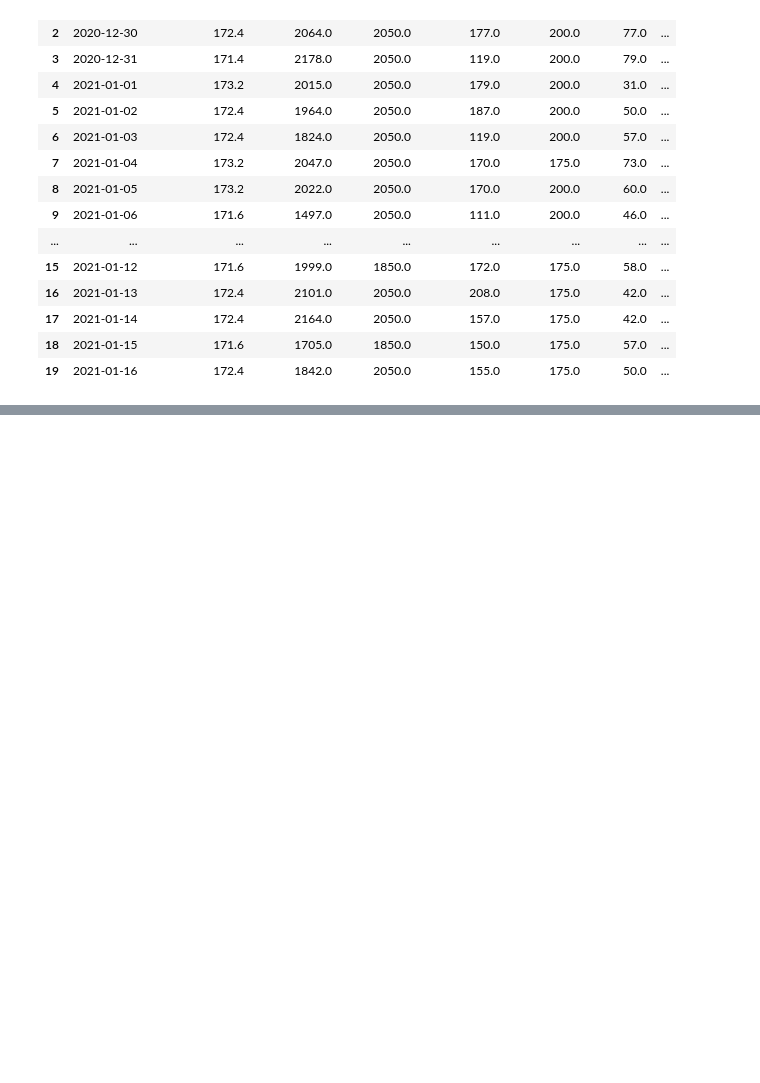
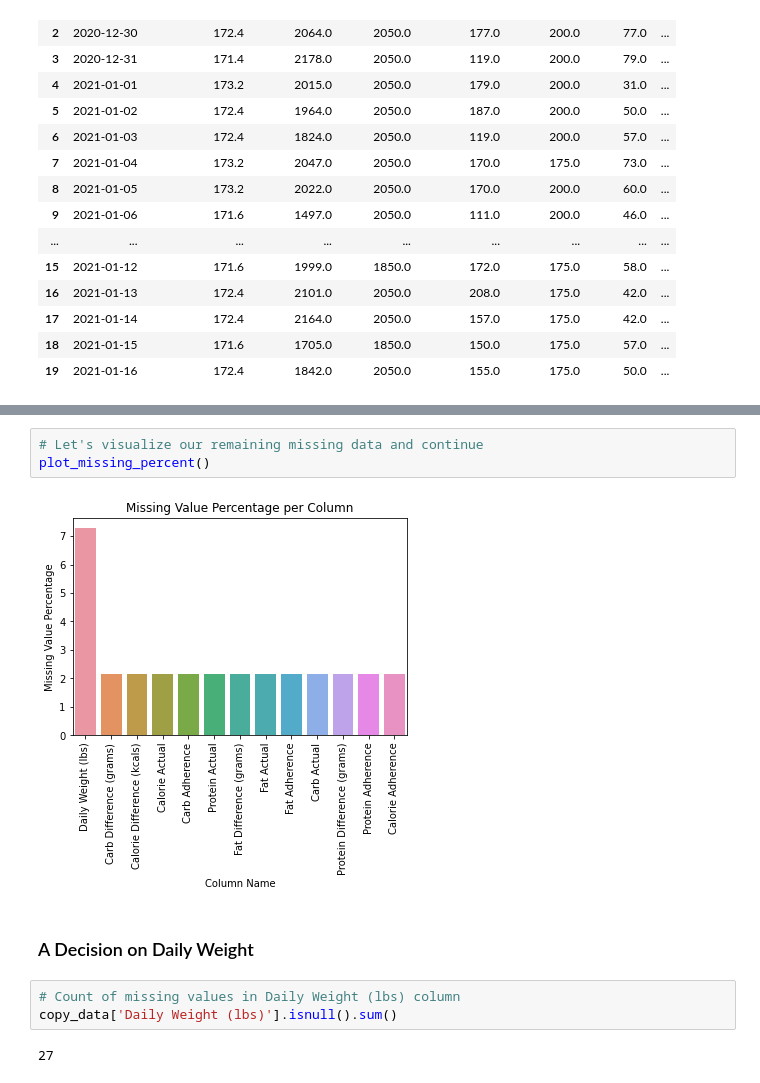
Before and after one commit to AvinashBisram/Data-Cleaning, a Jupyter notebook: Pandas 2021 Nutrition Data Cleaning/Python Nutrition Data Cleaning.ipynb, the cells around one changed output, grey strips where cells are left out. Drawn from its saved outputs; the diff is of its cells as text; blank space fills up the shorter version.

```diff
--- a/Pandas 2021 Nutrition Data Cleaning/Python Nutrition Data Cleaning.ipynb
+++ b/Pandas 2021 Nutrition Data Cleaning/Python Nutrition Data Cleaning.ipynb
@@ -998,0 +1198,12 @@ plot_missing_percent()
+# %%
+# Let's visualize our remaining missing data and continue
+plot_missing_percent()
+# %% [output]
+[figure, added]
+# %% [markdown]
+### A Decision on Daily Weight
+# %%
+# Count of missing values in Daily Weight (lbs) column
+copy_data['Daily Weight (lbs)'].isnull().sum()
+# %% [output]
+27
```
Also changed, not shown: parts of 78 cells of this notebook.
